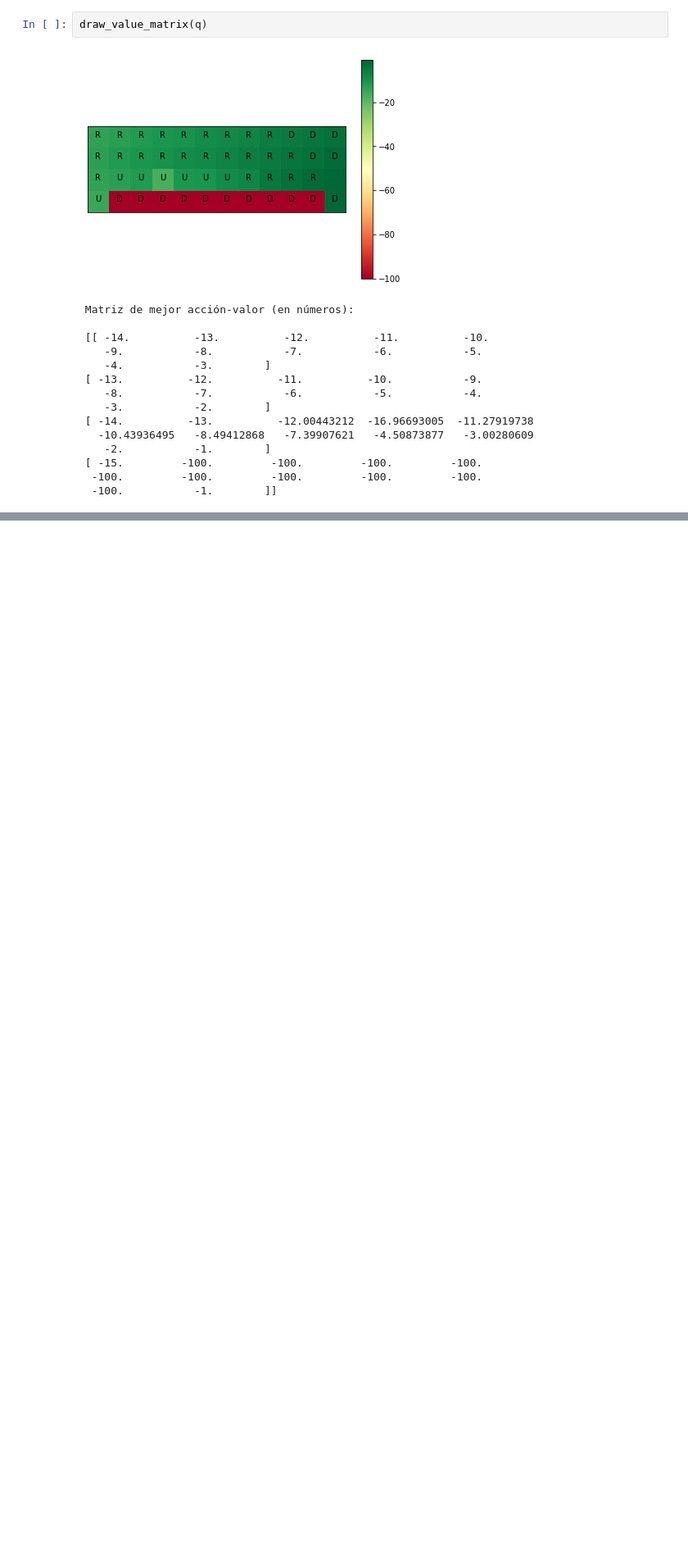
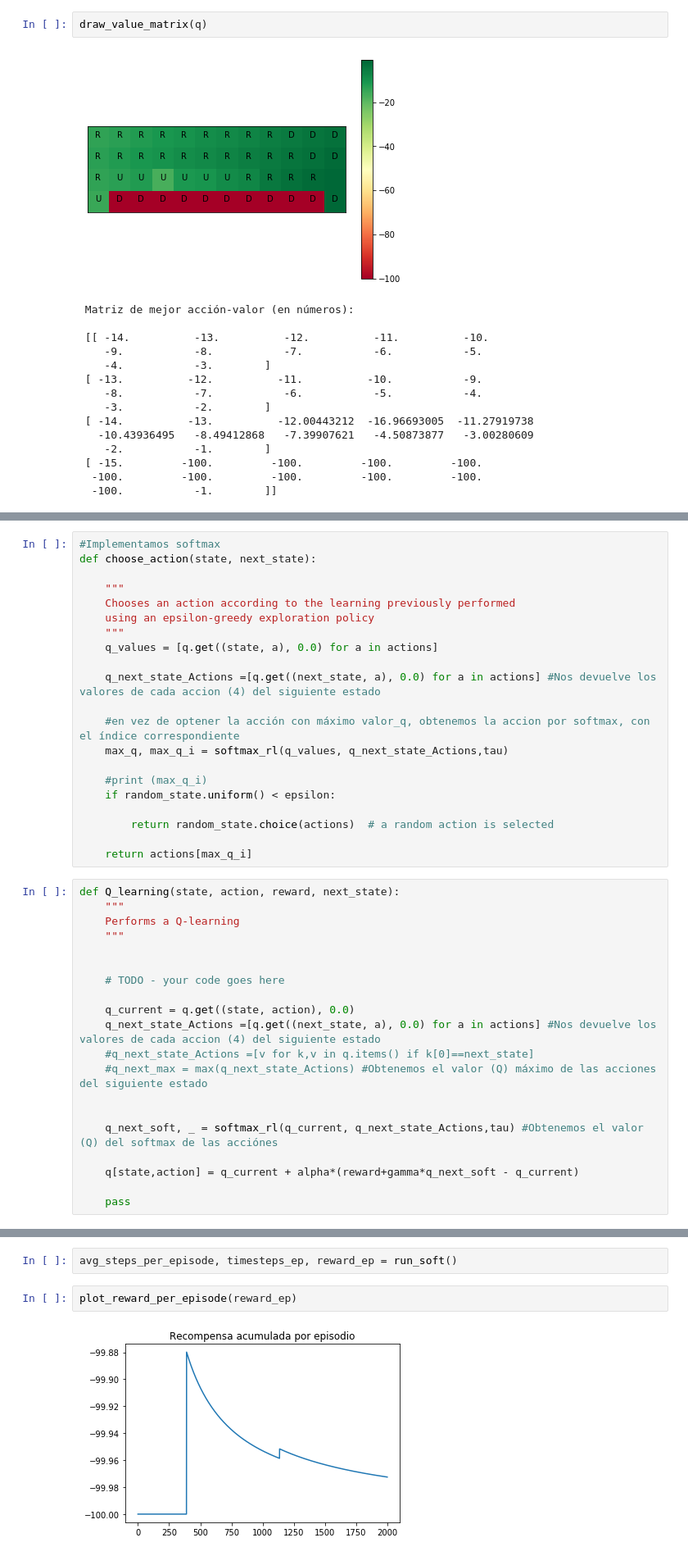
Before and after one commit to JTarletta/Diplodatos, a Jupyter notebook: RL/lab_1_intro_rl_Resolu.ipynb, the cells around one changed output, grey strips where cells are left out. Shown at 82% size. Cells and saved outputs as stored; diff of their text form; blank space fills up the shorter version.

```diff
--- a/RL/lab_1_intro_rl_Resolu.ipynb
+++ b/RL/lab_1_intro_rl_Resolu.ipynb
@@ -544,0 +590,41 @@ draw_value_matrix(q)
+# %%
+#Implementamos softmax
+def choose_action(state, next_state):
+
+    """
+    Chooses an action according to the learning previously performed
+    using an epsilon-greedy exploration policy
+    """
+    q_values = [q.get((state, a), 0.0) for a in actions]
+
+    q_next_state_Actions =[q.get((next_state, a), 0.0) for a in actions] #Nos devuelve los valores de cada accion (4) del siguiente estado
+
+    #en vez de optener la acción con máximo valor_q, obtenemos la accion por softmax, con el índice correspondiente
+    max_q, max_q_i = softmax_rl(q_values, q_next_state_Actions,tau)
+
+    #print (max_q_i)
+    if random_state.uniform() < epsilon:
+
+        return random_state.choice(actions)  # a random action is selected
+
+    return actions[max_q_i]
+# %%
+def Q_learning(state, action, reward, next_state):
+    """
+    Performs a Q-learning
+    """
+
+
+    # TODO - your code goes here
+
+    q_current = q.get((state, action), 0.0)
+    q_next_state_Actions =[q.get((next_state, a), 0.0) for a in actions] #Nos devuelve los valores de cada accion (4) del siguiente estado
+    #q_next_state_Actions =[v for k,v in q.items() if k[0]==next_state]
+    #q_next_max = max(q_next_state_Actions) #Obtenemos el valor (Q) máximo de las acciones del siguiente estado
+
+
+    q_next_soft, _ = softmax_rl(q_current, q_next_state_Actions,tau) #Obtenemos el valor (Q) del softmax de las acciónes
+
+    q[state,action] = q_current + alpha*(reward+gamma*q_next_soft - q_current)
+
+    pass
@@ -544,0 +680,6 @@ draw_value_matrix(q)
+# %%
+avg_steps_per_episode, timesteps_ep, reward_ep = run_soft()
+# %%
+plot_reward_per_episode(reward_ep)
+# %% [output]
+[figure, added]
```
Also changed, not shown: parts of 9 cells of this notebook.
